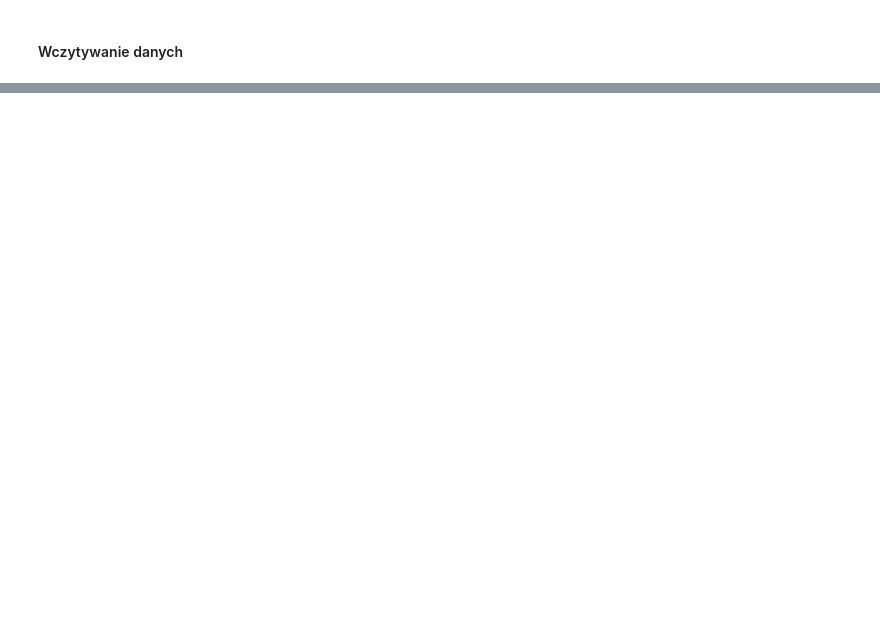
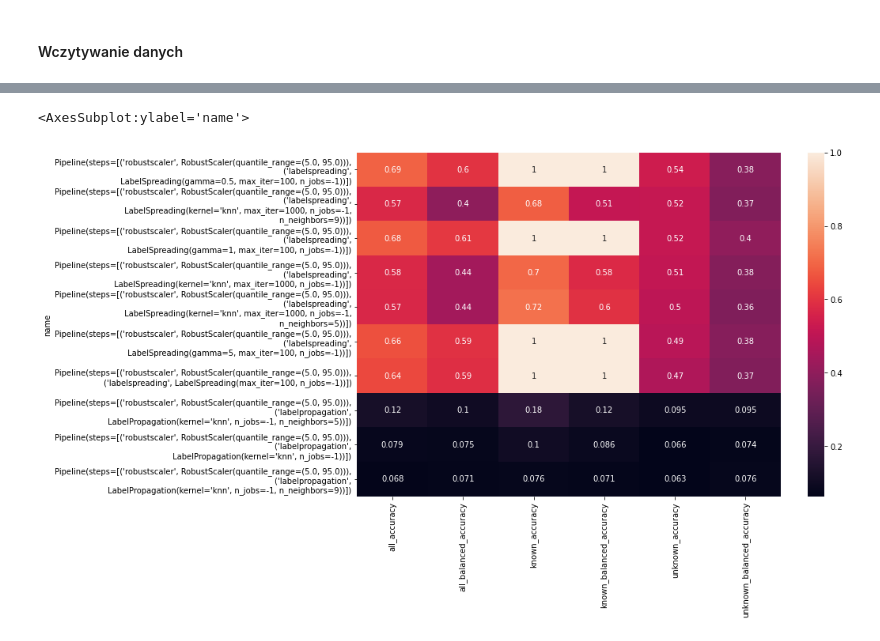
Before and after one commit to AxolotlOfConflagration/yt_trending_videos, a Jupyter notebook: checkpoint4.ipynb, the cells around one changed output, grey strips where cells are left out. Drawn from its saved outputs; the diff is of its cells as text; code cells hidden in the pictures; blank space fills up the shorter version.

```diff
--- a/checkpoint4.ipynb
+++ b/checkpoint4.ipynb
@@ -65,0 +55,6 @@ y_df = unknown_df['category_id']
+# %%
+unknown_df['category_id_truth'] = df.category_id
+temp_df = unknown_df[~mask]
+X_unkwn, y_unkwn = temp_df.drop(['category_id', 'category_id_truth'], axis=1), temp_df.category_id_truth
+
+print(f'Accuracy: {accuracy_score(temp_df.category_id, y_unkwn)}')
@@ -65,0 +139,14 @@ y_df = unknown_df['category_id']
+# %%
+spreadings_max_iter = 100
+
+spreadings = []
+spreadings += [LabelSpreading(kernel='rbf',
+                              gamma=gamma,
+                              max_iter=spreadings_max_iter,
+                              tol=1e-3,
+                              n_jobs=-1) for gamma in [0.5, 1, 5, 20]]
+spreadings += [LabelSpreading(kernel='knn',
+                              n_neighbors=k,
+                              max_iter=propagations_max_iter,
+                              n_jobs=-1) for k in [5, 7, 9]]
+spreadings
@@ -65,0 +161,13 @@ y_df = unknown_df['category_id']
+# %%
+self_trainings_max_iter = None
+self_trainings_clfs = [
+    SVC(kernel='rbf', gamma="auto", probability=True),
+    LogisticRegression(max_iter=10000, random_state=42)
+]
+self_trainings_thresholds = [0.75, 0.8]
+
+self_trainings_params = product(self_trainings_clfs, self_trainings_thresholds)
+self_trainings = []
+# self_trainings += [SelfTrainingClassifier(clf, threshold=thresh, max_iter=self_trainings_max_iter) for clf, thresh in self_trainings_params]
+# self_trainings += [SelfTrainingClassifier(clf, criterion='k_best', max_iter=self_trainings_max_iter) for clf in self_trainings_clfs]
+self_trainings
@@ -65,0 +178,6 @@ y_df = unknown_df['category_id']
+# %%
+clfs = [make_pipeline(RobustScaler(quantile_range=(5., 95.)), clf) for clf in (propagations + spreadings + self_trainings)]
+scores = [fit_score(clf, X_df, y_df, verbose=True) for clf in clfs]
+
+scores_df = pd.DataFrame.from_records(scores).set_index('name').sort_values('unknown_accuracy', ascending=False)
+scores_df
@@ -65,0 +207,6 @@ y_df = unknown_df['category_id']
+# %%
+plt.figure(figsize=(12, 8))
+sns.heatmap(scores_df, annot=True)
+# %% [output]
+<AxesSubplot:ylabel='name'>
+[figure, added]
```
Also changed, not shown: parts of 22 cells of this notebook, 2 other files.
